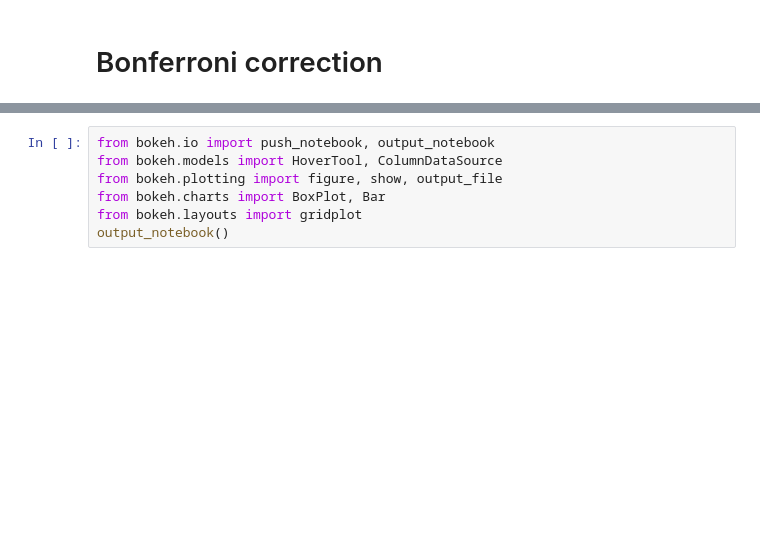
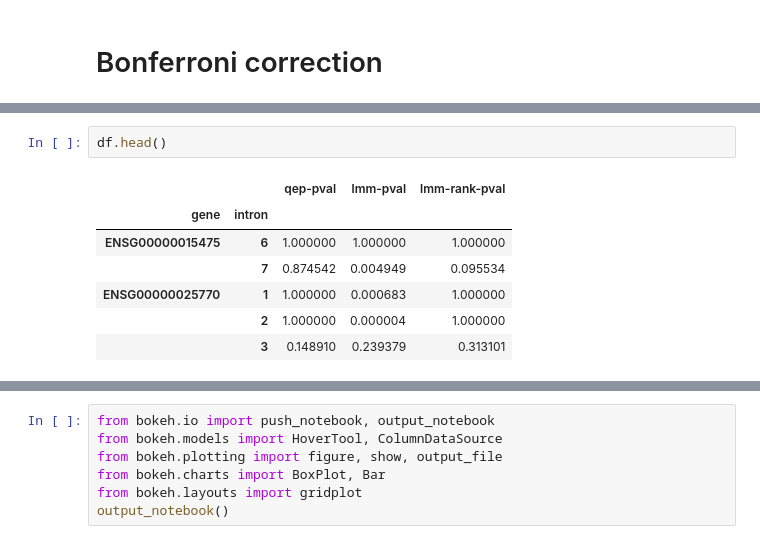
Before and after one commit to annacuomo/fastglmm-paper, a Jupyter notebook: alternative-splicing/Hits.ipynb, the cells around one changed output, grey strips where cells are left out. Saved outputs shown, nothing was run; the diff lists cells and outputs as text; blank space fills up the shorter version.

```diff
--- a/alternative-splicing/Hits.ipynb
+++ b/alternative-splicing/Hits.ipynb
@@ -28,0 +43,10 @@ Number of tests: 137228
+# %%
+df.head()
+# %% [output]
+|  |  | qep-pval | lmm-pval | lmm-rank-pval |
+| gene | intron |  |  |  |
+| ENSG00000015475 | 6 | 1.000000 | 1.000000 | 1.000000 |
+|  | 7 | 0.874542 | 0.004949 | 0.095534 |
+| ENSG00000025770 | 1 | 1.000000 | 0.000683 | 1.000000 |
+|  | 2 | 1.000000 | 0.000004 | 1.000000 |
+|  | 3 | 0.148910 | 0.239379 | 0.313101 |
```
Also changed, not shown: parts of 9 cells of this notebook, 4 other files.
